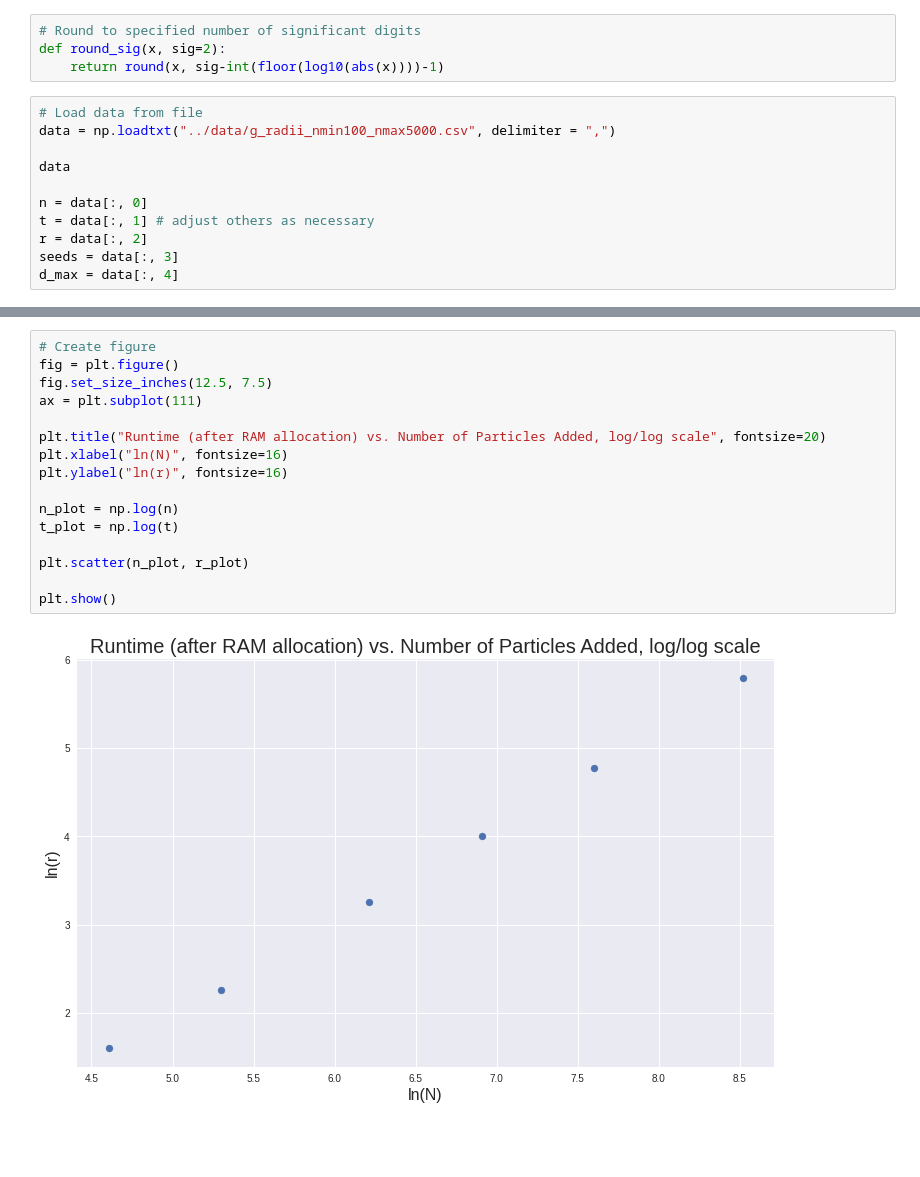
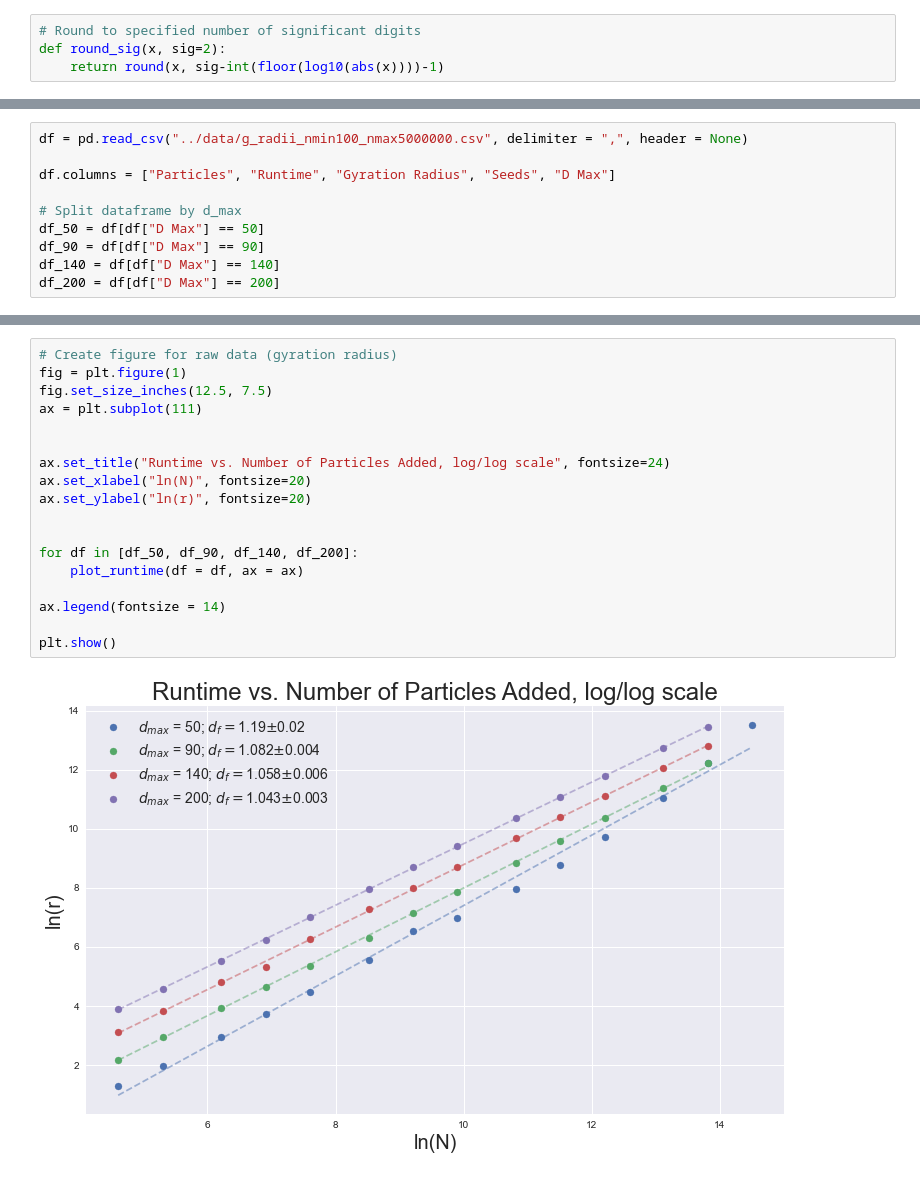
Before and after one commit to bencarter4185/dla, a Jupyter notebook: py/time_analysis.ipynb, the cells around one changed output, grey strips where cells are left out. Drawn from its saved outputs; the diff is of its cells as text; blank space fills up the shorter version.

Commit message:
Notebook analysis of gyration radii and runtimes

```diff
--- a/py/time_analysis.ipynb
+++ b/py/time_analysis.ipynb
@@ -10,14 +11,3 @@ plt.style.use("seaborn") # Pretty graphs
 # Round to specified number of significant digits
 def round_sig(x, sig=2):
     return round(x, sig-int(floor(log10(abs(x))))-1)
-# %%
-# Load data from file
-data = np.loadtxt("../data/g_radii_nmin100_nmax5000.csv", delimiter = ",")
-
-data
-
-n = data[:, 0]
-t = data[:, 1] # adjust others as necessary
-r = data[:, 2]
-seeds = data[:, 3]
-d_max = data[:, 4]
@@ -25,0 +14,10 @@ d_max = data[:, 4]
+# %%
+df = pd.read_csv("../data/g_radii_nmin100_nmax5000000.csv", delimiter = ",", header = None)
+
+df.columns = ["Particles", "Runtime", "Gyration Radius", "Seeds", "D Max"]
+
+# Split dataframe by d_max
+df_50 = df[df["D Max"] == 50]
+df_90 = df[df["D Max"] == 90]
+df_140 = df[df["D Max"] == 140]
+df_200 = df[df["D Max"] == 200]
@@ -92,18 +82,20 @@ plt.show()
 # %%
-# Create figure
-fig = plt.figure()
+# Create figure for raw data (gyration radius)
+fig = plt.figure(1)
 fig.set_size_inches(12.5, 7.5)
 ax = plt.subplot(111)
 
-plt.title("Runtime (after RAM allocation) vs. Number of Particles Added, log/log scale", fontsize=20)
-plt.xlabel("ln(N)", fontsize=16)
-plt.ylabel("ln(r)", fontsize=16)
 
-n_plot = np.log(n)
-t_plot = np.log(t)
+ax.set_title("Runtime vs. Number of Particles Added, log/log scale", fontsize=24)
+ax.set_xlabel("ln(N)", fontsize=20)
+ax.set_ylabel("ln(r)", fontsize=20)
 
-plt.scatter(n_plot, r_plot)
+
+for df in [df_50, df_90, df_140, df_200]:
+    plot_runtime(df = df, ax = ax)
+
+ax.legend(fontsize = 14)
 
 plt.show()
 # %% [output]
-[figure, old version]
+[figure, new version]
```
Also changed, not shown: parts of 5 cells of this notebook, 2 other files.
